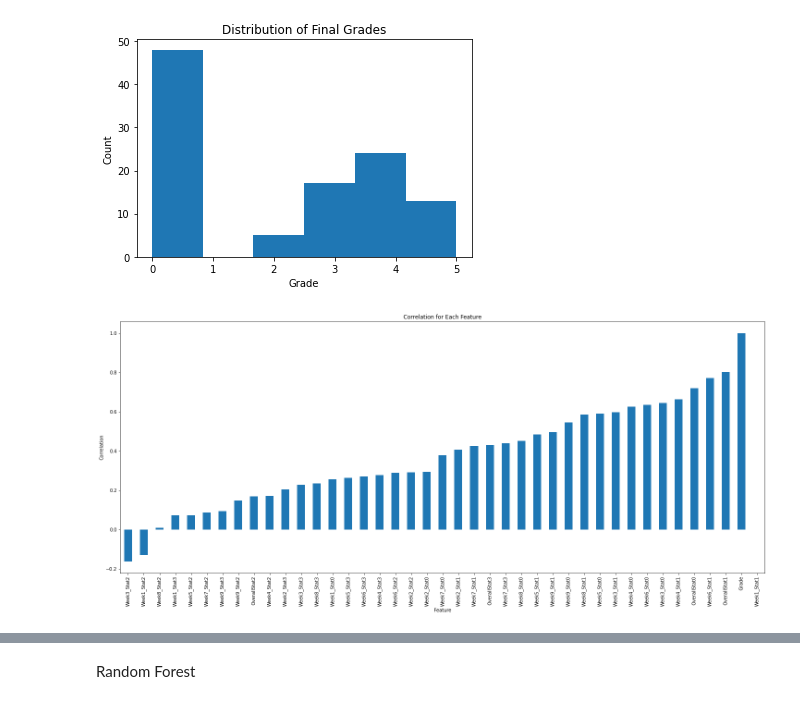
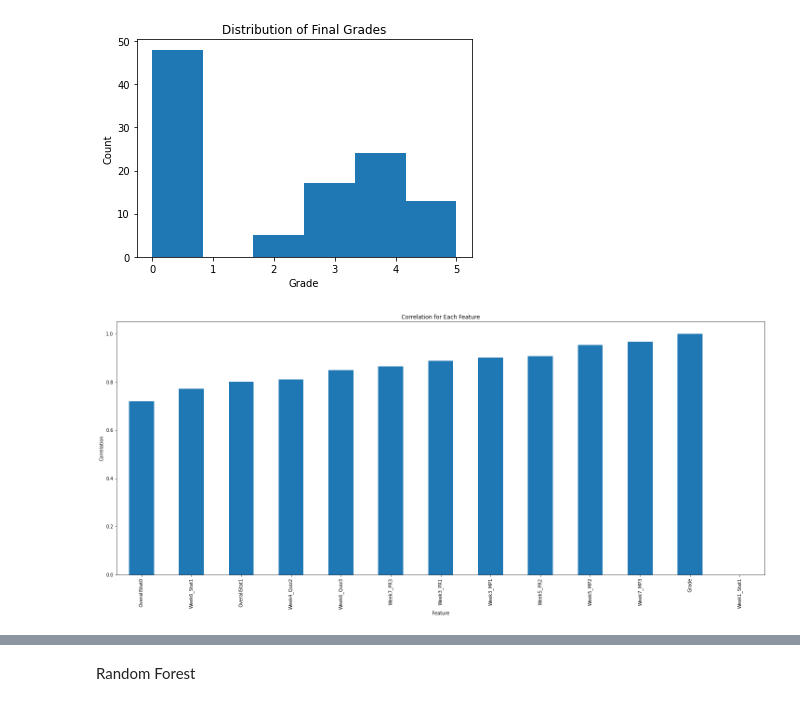
Before and after one commit to claredavies/DataScienceCoursework, a Jupyter notebook: StudentGradePredictionCoursework.ipynb, the cells around one changed output, grey strips where cells are left out. Drawn from its saved outputs; the diff is of its cells as text; code cells hidden in the pictures.

Commit message:
Applied threshold for choosing features (simplifies)

```diff
--- a/StudentGradePredictionCoursework.ipynb
+++ b/StudentGradePredictionCoursework.ipynb
@@ -15,6 +15,6 @@ data_to_load_students = files.upload()
 std = pd.read_csv(io.BytesIO(data_to_load_students['DataCoursework2.csv']))
 std.head(5)
 
-std = std.drop(['ID','Week2_Quiz1','Week3_MP1','Week3_PR1','Week5_MP2','Week5_PR2','Week7_MP3','Week7_PR3','Week4_Quiz2','Week6_Quiz3','Week8_Total'],axis=1)
+# std = std.drop(['ID','Week2_Quiz1','Week3_MP1','Week3_PR1','Week5_MP2','Week5_PR2','Week7_MP3','Week7_PR3','Week4_Quiz2','Week6_Quiz3','Week8_Total'],axis=1)
 # %% [output]
 [interactive output not drawn]
@@ -36,26 +42,31 @@ std.head(5)
 # %%
 import matplotlib.pyplot as plt
 
 # Histogram of grades
 plt.hist(std['Grade'], bins = 6)
 plt.xlabel('Grade')
 plt.ylabel('Count')
 plt.title('Distribution of Final Grades')
 plt.show()
 plt.clf()
 
+std_features_keep = std = std.drop(['Week8_Total'],axis=1)
+
+# Create correlation matrix
+corr_matrix = std_features_keep.corr()['Grade'].sort_values()
+threshold = 0.7
+
+high_correlation = []
+for  i, v in corr_matrix.iteritems():
+    if(v < threshold):
+      std_features_keep = std_features_keep.drop(i, axis=1)
+
 # Plot for correlation
-std_plot = (std.corr()['Grade'].sort_values()).plot(kind="bar",figsize=(25,10))
+std_plot = (std_features_keep.corr()['Grade'].sort_values()).plot(kind="bar",figsize=(25,10))
 plt.xlabel('Feature')
 plt.ylabel('Correlation')
 plt.title('Correlation for Each Feature')
 plt.show()
-
-# dropping low correlation features
-std = std.drop(['Week1_Stat2','Week2_Stat2','Week3_Stat2','Week4_Stat2','Week5_Stat2','Week6_Stat2','Week7_Stat2','Week8_Stat2','Week9_Stat2'],axis=1)
-std = std.drop(['Week1_Stat3','Week2_Stat3','Week3_Stat3','Week4_Stat3','Week5_Stat3','Week6_Stat3','Week7_Stat3','Week8_Stat3','Week9_Stat3'],axis=1)
-std = std.drop(['Week1_Stat0','Week2_Stat0','Week3_Stat0','Week4_Stat0','Week5_Stat0','Week6_Stat0','Week7_Stat0','Week8_Stat0','Week9_Stat0'],axis=1)
-std = std.drop(['Week1_Stat1','Week2_Stat1','Week3_Stat1','Week4_Stat1','Week5_Stat1','Week6_Stat1','Week7_Stat1','Week8_Stat1','Week9_Stat1'],axis=1)
 # %% [output]
 [figure]
-[figure, old version]
+[figure, new version]
```
Also changed, not shown: parts of 3 cells of this notebook.
